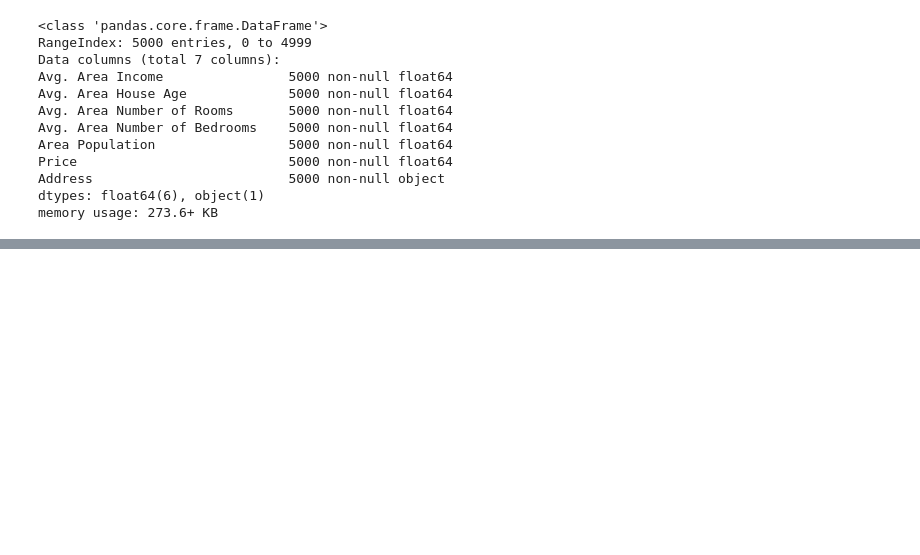
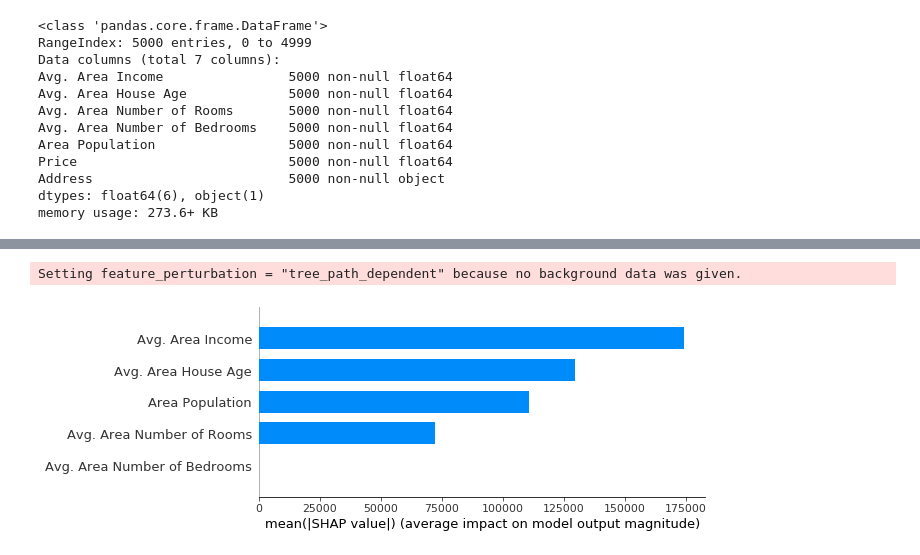
Before and after one commit to dasarisasidhar/Automate-ML-Modeling, a Jupyter notebook: Experimental Things.ipynb, the cells around one changed output, grey strips where cells are left out. Drawn from its saved outputs; the diff is of its cells as text; code cells hidden in the pictures; blank space fills up the shorter version.

Commit message:
added shap in experiantal things for regression

```diff
--- a/Experimental Things.ipynb
+++ b/Experimental Things.ipynb
@@ -27,7 +27,7 @@ from sklearn.neighbors import KNeighborsRegressor
 # %%
 # load the data
 # %%
-df = pd.read_csv("Demo Datasets/Fish-1.csv")
+df = pd.read_csv("Demo Datasets/USAHousing.csv")
 # %%
 print(df.columns)
 # %% [output]
@@ -50,11 +66,11 @@ Address                         5000 non-null object
 dtypes: float64(6), object(1)
 memory usage: 273.6+ KB
 # %%
-df.drop("Address", axis =1, inplace = True)
+#df.drop("Address", axis =1, inplace = True)
 # %%
 # select the label
 # %%
-label = "Species"
+label = "Price"
 # %%
 Features = df.loc[:, df.columns != label]
 labels =  df.loc[:, label]
@@ -146,0 +164,4 @@ Perceptron  (train accuracy , test_accuracy) is:  11.02 9.375
+# %%
+# Build the model with the random forest regression algorithm:
+model = RandomForestRegressor(max_depth=6, random_state=0, n_estimators=10)
+model.fit(X_train, y_train)
@@ -146,0 +176,7 @@ Perceptron  (train accuracy , test_accuracy) is:  11.02 9.375
+# %%
+import shap
+shap_values = shap.TreeExplainer(model).shap_values(X_train)
+shap.summary_plot(shap_values, X_train, plot_type="bar")
+# %% [output]
+Setting feature_perturbation = "tree_path_dependent" because no background data was given.
+[figure, added]
```
Also changed, not shown: parts of 30 cells of this notebook.
